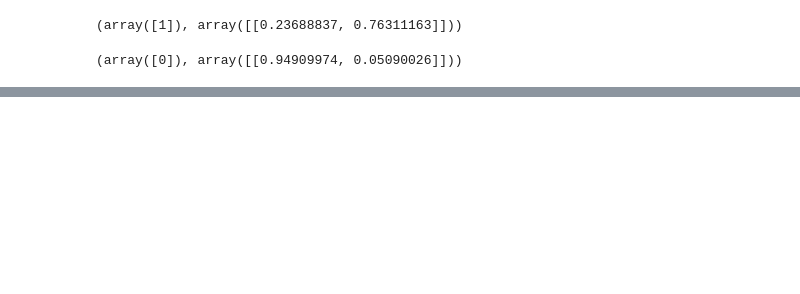
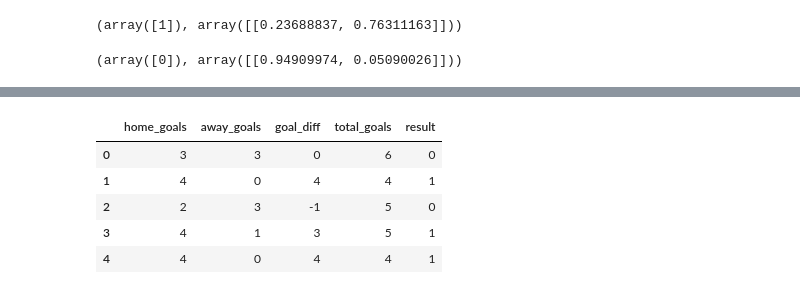
Before and after one commit to k1yuse/fotdata, a Jupyter notebook: FotData_01_Logistic_Model.ipynb, the cells around one changed output, grey strips where cells are left out. Cells and saved outputs as stored; diff of their text form; code cells hidden in the pictures; blank space fills up the shorter version.

```diff
--- a/FotData_01_Logistic_Model.ipynb
+++ b/FotData_01_Logistic_Model.ipynb
@@ -136,0 +325,35 @@ model.predict(new_game), model.predict_proba(new_game)
+# %%
+import numpy as np
+import pandas as pd
+import matplotlib.pyplot as plt
+from sklearn.model_selection import train_test_split
+from sklearn.linear_model import LogisticRegression
+from sklearn.metrics import accuracy_score
+
+# 1. 랜덤 경기 100개 생성
+np.random.seed(42)
+
+n = 100
+
+data = {
+    "home_goals": np.random.randint(0, 5, n),
+    "away_goals": np.random.randint(0, 5, n)
+}
+
+df = pd.DataFrame(data)
+
+# 2. 파생 변수 생성
+df["goal_diff"] = df["home_goals"] - df["away_goals"]
+df["total_goals"] = df["home_goals"] + df["away_goals"]
+
+# 3. 승패 라벨 생성 (홈승=1, 아니면 0)
+df["result"] = df["goal_diff"].apply(lambda x: 1 if x > 0 else 0)
+
+df.head()
+# %% [output]
+|  | home_goals | away_goals | goal_diff | total_goals | result |
+| 0 | 3 | 3 | 0 | 6 | 0 |
+| 1 | 4 | 0 | 4 | 4 | 1 |
+| 2 | 2 | 3 | -1 | 5 | 0 |
+| 3 | 4 | 1 | 3 | 5 | 1 |
+| 4 | 4 | 0 | 4 | 4 | 1 |
```
Also changed, not shown: parts of 10 cells of this notebook.
